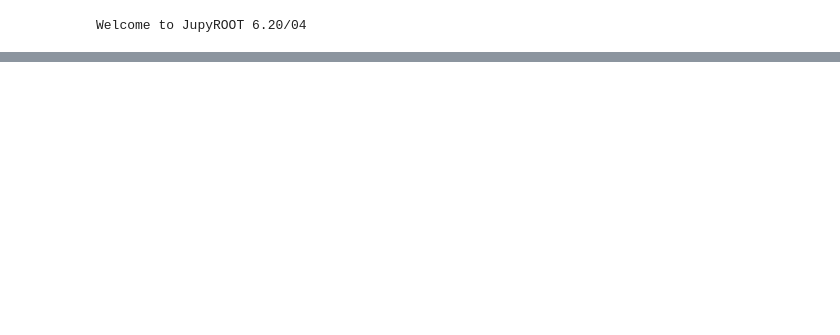
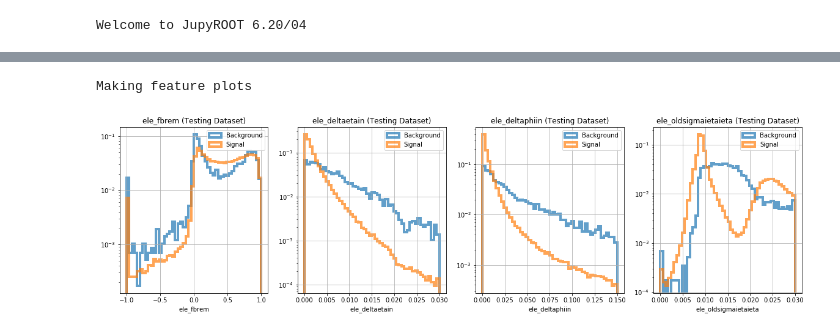
Before and after one commit to cms-egamma/ID-Trainer, a Jupyter notebook: Trainer.ipynb, the cells around one changed output, grey strips where cells are left out. Saved outputs shown, nothing was run; the diff lists cells and outputs as text; code cells hidden in the pictures; blank space fills up the shorter version.

```diff
--- a/Trainer.ipynb
+++ b/Trainer.ipynb
@@ -42,0 +89,16 @@ Required-by:
+# %%
+import matplotlib.pyplot as plt
+fig, axes = plt.subplots(1, len(features), figsize=(len(features)*5, 5))
+print("Making feature plots")
+for m in range(len(features)):
+    for i,group_df in df_final[df_final['Dataset'] == "Test"].groupby(cat):
+        group_df[features[m-1]].hist(histtype='step', bins=feature_bins[m-1], alpha=0.7,label=label[i], ax=axes[m-1], density=False, ls='-', weights =group_df[weight]/group_df[weight].sum(),linewidth=4)
+        #df_new = pd.concat([group_df, df_new],ignore_index=True, sort=False)
+    axes[m-1].legend(loc='upper right')
+    axes[m-1].set_xlabel(features[m-1])
+    axes[m-1].set_yscale("log")
+    axes[m-1].set_title(features[m-1]+" (Testing Dataset)")
+plt.savefig(OutputDirName+"/featureplots_Testing.png")
+# %% [output]
+Making feature plots
+[figure, added]
```
Also changed, not shown: parts of 13 cells of this notebook, 2 other files.
